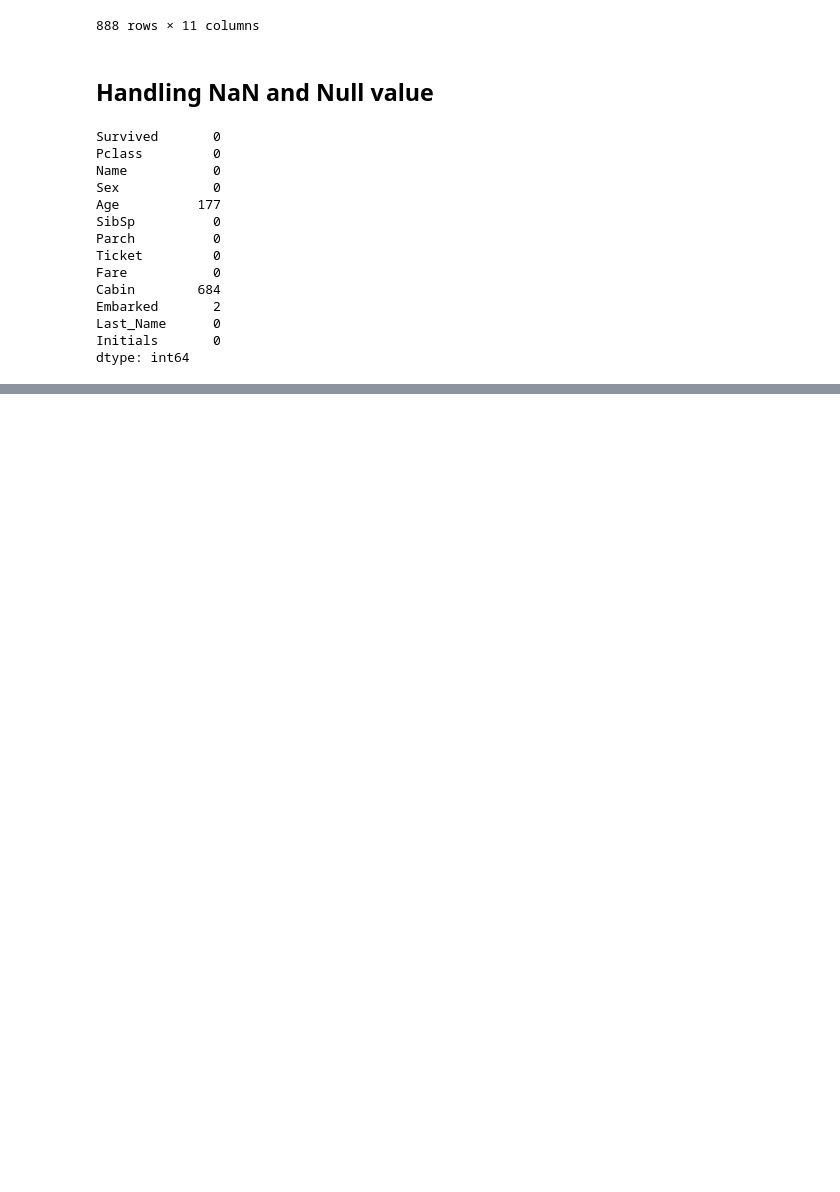
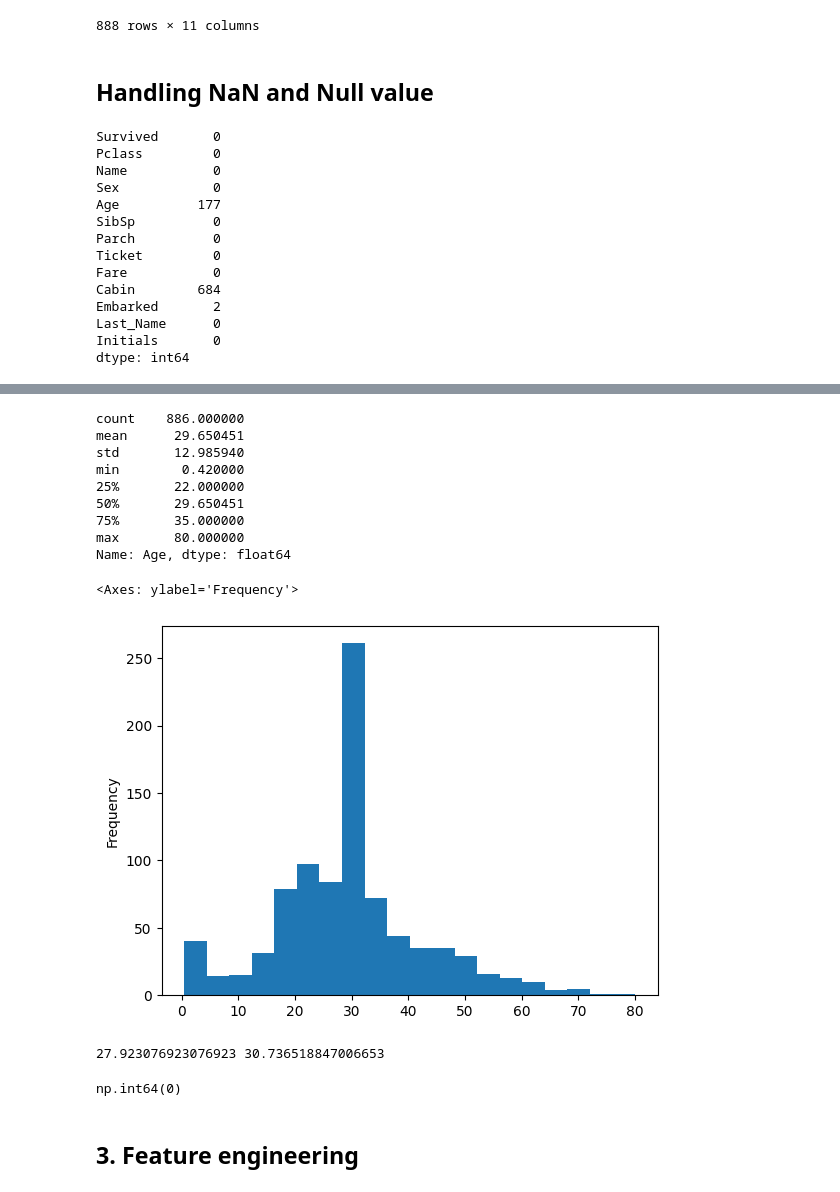
Before and after one commit to pratima55/skillDatascience, a Jupyter notebook: pandas/Data Manipulation.ipynb, the cells around one changed output, grey strips where cells are left out. Cells and saved outputs as stored; diff of their text form; code cells hidden in the pictures; blank space fills up the shorter version.

```diff
--- a/pandas/Data Manipulation.ipynb
+++ b/pandas/Data Manipulation.ipynb
@@ -171,0 +241,15 @@ dtype: int64
+# %%
+print(titanic_df_filter.Age.describe())
+titanic_df_filter.Age.plot.hist(bins = 20)
+# %% [output]
+count    886.000000
+mean      29.650451
+std       12.985940
+min        0.420000
+25%       22.000000
+50%       29.650451
+75%       35.000000
+max       80.000000
+Name: Age, dtype: float64
+<Axes: ylabel='Frequency'>
+[figure, added]
@@ -171,0 +258,15 @@ dtype: int64
+# %%
+female_mean_age = titanic_df[titanic_df.Sex== "female"]["Age"].mean()
+male_mean_age = titanic_df[titanic_df.Sex== "male"]["Age"].mean()
+print(female_mean_age, male_mean_age)
+
+titanic_df.loc[titanic_df.Sex == "female", "Age"] = titanic_df.loc[titanic_df.Sex == "female", "Age"].fillna(value = female_mean_age)
+titanic_df.loc[titanic_df.Sex == "male", "Age"] = titanic_df.loc[titanic_df.Sex == "male", "Age"].fillna(value = male_mean_age)
+
+titanic_df["Age"].isna().sum()
+cd
+# %% [output]
+27.923076923076923 30.736518847006653
+np.int64(0)
+# %% [markdown]
+## 3. Feature engineering
```
Also changed, not shown: parts of 21 cells of this notebook.
